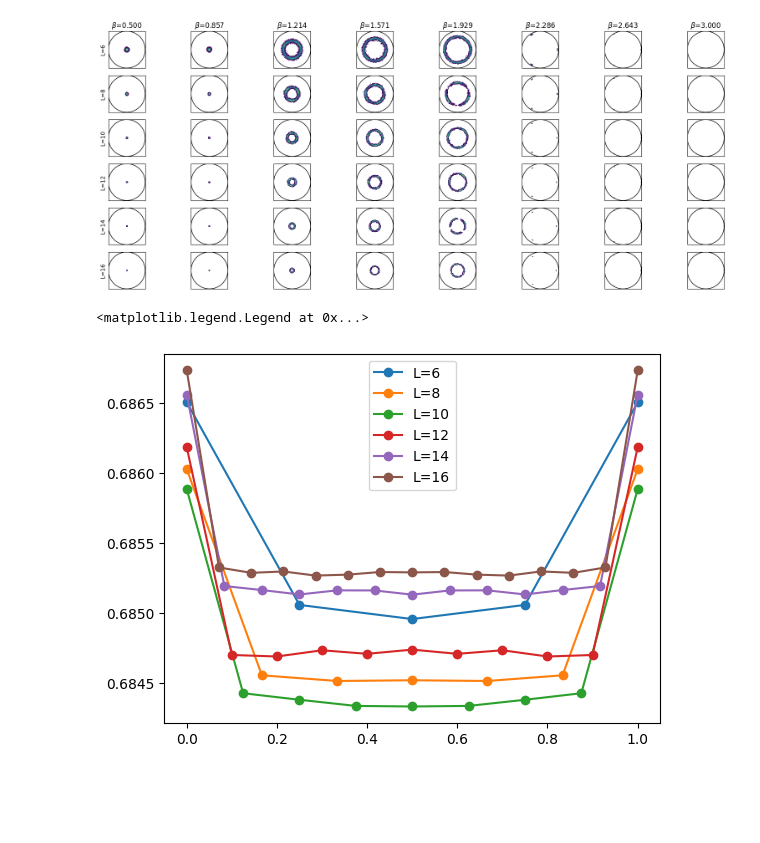
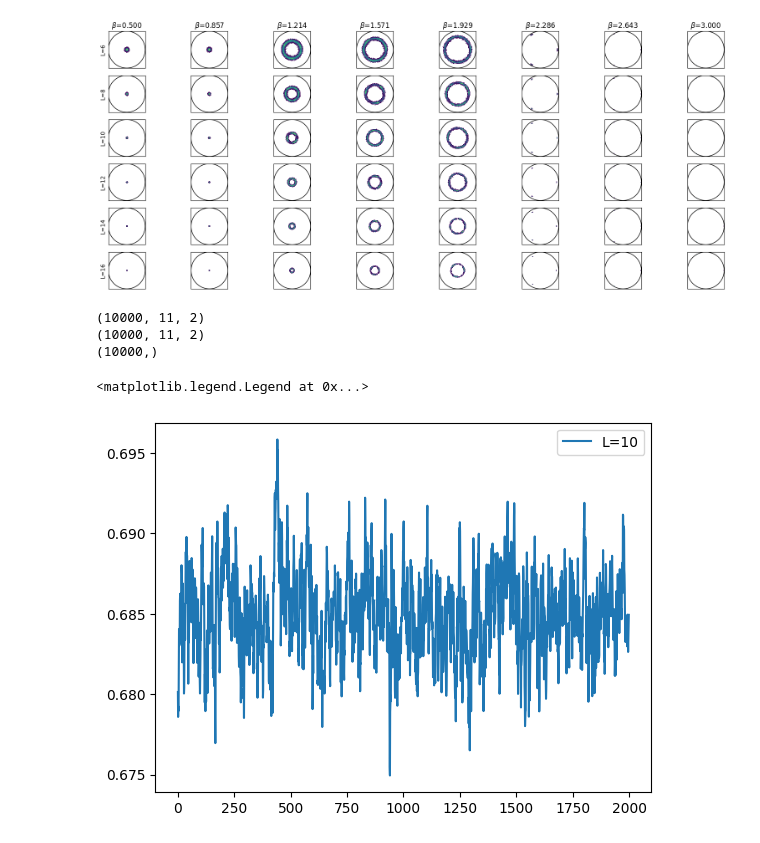
Before and after one commit to Landa233/crunchy, a Jupyter notebook: z_n_gauge/python_throwaway/z_7_correlators/Untitled-1.ipynb, the cells around one changed output. Drawn from its saved outputs; the diff is of its cells as text; code cells hidden in the pictures; blank space fills up the shorter version.

```diff
--- a/z_n_gauge/python_throwaway/z_7_correlators/Untitled-1.ipynb
+++ b/z_n_gauge/python_throwaway/z_7_correlators/Untitled-1.ipynb
@@ -180,35 +183,72 @@ plt.show()
 6
 [figure]
 # %%
+%matplotlib inline
 import numpy as np
 import matplotlib.pyplot as plt
 
 data = np.load("../../../temp/pp_correlators.npz", allow_pickle=True)
 
 pp_correlators = data["pp_correlators"].item()
 
 lattice = 3
 
 fig = plt.figure()
 
 for key in pp_correlators.keys():
+    if key != 10:
+        continue
+
     pp_correlator = pp_correlators[key][lattice,:,...].squeeze(axis=0)
+
+    print(pp_correlator.shape)
+
+
+
+    lattice_size = 2
+    time_series = pp_correlator
+
+    print(time_series.shape)
+    time_series = time_series[:,lattice_size,0]
+    print(time_series.shape)
+
+
+
+    time_series = time_series[2000:4000]
+
+    xs = np.arange(len(time_series))
+
+    plt.plot(xs, time_series, '-', label=f"L={key}")
+
+
+
     pp_correlator = pp_correlator.mean(axis=0)
+
+
 
     cutoff = 1
 
     pp_correlator = pp_correlator[cutoff:-cutoff]
 
-    real_part = pp_correlator[:,0]
 
-    Ls = np.arange(len(real_part))
 
-    max_L = np.max(Ls)
-    Ls = Ls / max_L
+    # real_part = pp_correlator[:,0]
 
-    plt.plot(Ls, real_part, '-o' , label=f"L={key}")
+    # Ls = np.arange(len(real_part))
+
+    # max_L = np.max(Ls)
+    # Ls = Ls / max_L
+
+    # plt.plot(Ls, real_part, '-o' , label=f"L={key}")
 
 plt.legend()
+
+# thermalization 10_000
+# skip: 50
+# recordings: 100_000
 # %% [output]
-<matplotlib.legend.Legend at 0x...>
+(10000, 11, 2)
+(10000, 11, 2)
+(10000,)
+<matplotlib.legend.Legend at 0x...>
-[figure, old version]
+[figure, new version]
```
Also changed, not shown: parts of 1 cell of this notebook, 1 other file.
